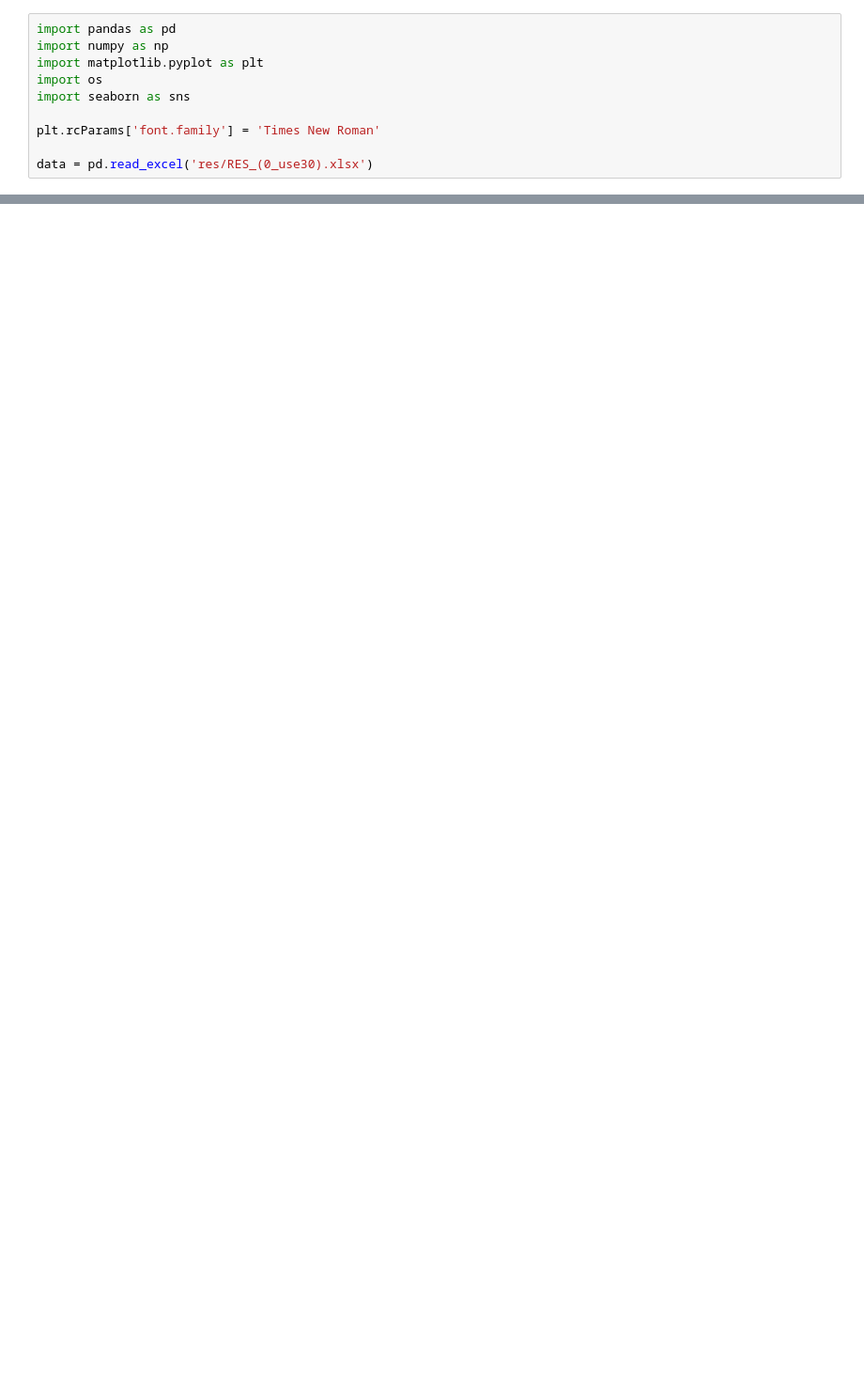
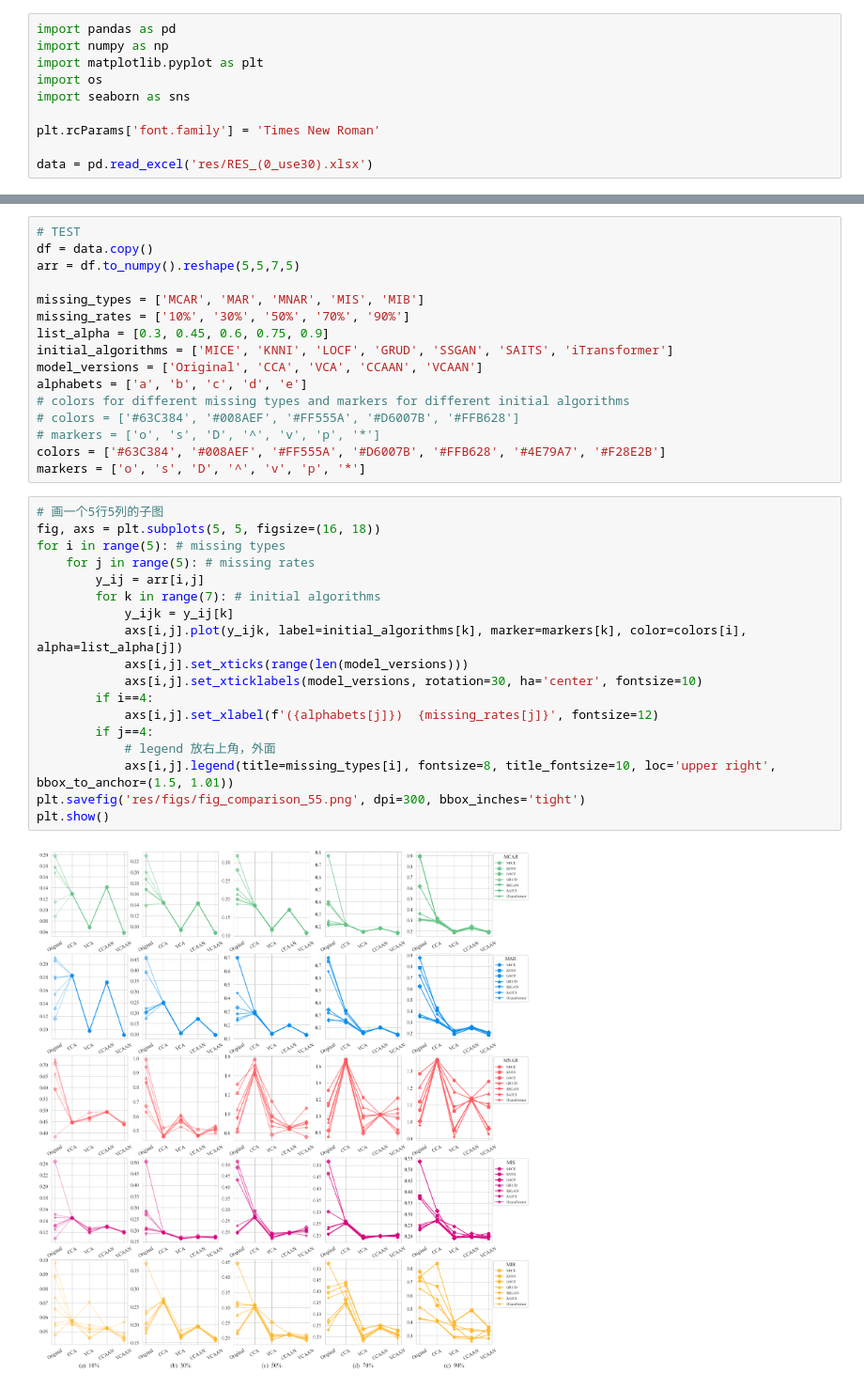
Before and after one commit to xlxsgit/Repository-for-VCAAN, a Jupyter notebook: plot_results.ipynb, the cells around one changed output, grey strips where cells are left out. Shown: that part at 94% size. Drawn from its saved outputs; the diff is of its cells as text; blank space fills up the shorter version.

```diff
--- a/plot_results.ipynb
+++ b/plot_results.ipynb
@@ -73,3 +25,39 @@ All figures have been saved successfully under the 'res/figs' directory.
+# %%
+# TEST
+df = data.copy()
+arr = df.to_numpy().reshape(5,5,7,5)
+
+missing_types = ['MCAR', 'MAR', 'MNAR', 'MIS', 'MIB']
+missing_rates = ['10%', '30%', '50%', '70%', '90%']
+list_alpha = [0.3, 0.45, 0.6, 0.75, 0.9]
+initial_algorithms = ['MICE', 'KNNI', 'LOCF', 'GRUD', 'SSGAN', 'SAITS', 'iTransformer']
+model_versions = ['Original', 'CCA', 'VCA', 'CCAAN', 'VCAAN']
+alphabets = ['a', 'b', 'c', 'd', 'e']
+# colors for different missing types and markers for different initial algorithms
+# colors = ['#63C384', '#008AEF', '#FF555A', '#D6007B', '#FFB628']
+# markers = ['o', 's', 'D', '^', 'v', 'p', '*']
+colors = ['#63C384', '#008AEF', '#FF555A', '#D6007B', '#FFB628', '#4E79A7', '#F28E2B']
+markers = ['o', 's', 'D', '^', 'v', 'p', '*']
+# %%
+# 画一个5行5列的子图
+fig, axs = plt.subplots(5, 5, figsize=(16, 18))
+for i in range(5): # missing types
+    for j in range(5): # missing rates
+        y_ij = arr[i,j]
+        for k in range(7): # initial algorithms
+            y_ijk = y_ij[k]
+            axs[i,j].plot(y_ijk, label=initial_algorithms[k], marker=markers[k], color=colors[i], alpha=list_alpha[j])
+            axs[i,j].set_xticks(range(len(model_versions)))
+            axs[i,j].set_xticklabels(model_versions, rotation=30, ha='center', fontsize=10)
+        if i==4:
+            axs[i,j].set_xlabel(f'({alphabets[j]})  {missing_rates[j]}', fontsize=12)
+        if j==4:
+            # legend 放右上角，外面
+            axs[i,j].legend(title=missing_types[i], fontsize=8, title_fontsize=10, loc='upper right', bbox_to_anchor=(1.5, 1.01))
+plt.savefig('res/figs/fig_comparison_55.png', dpi=300, bbox_inches='tight')
+plt.show()
+# %% [output]
+[figure, added]
 # %%
 # kernel density estimation
 df = data.copy()
```
Also changed, not shown: parts of 5 cells of this notebook, 28 other files.
